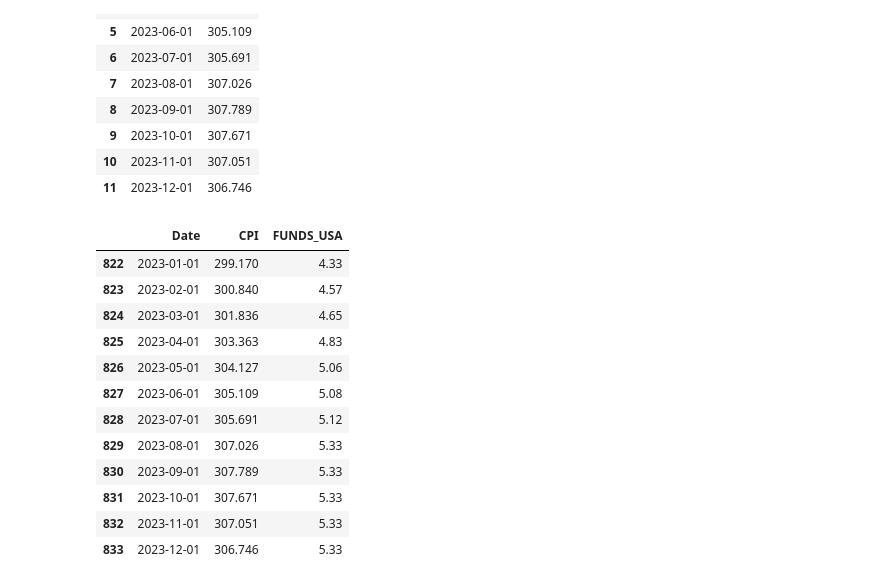
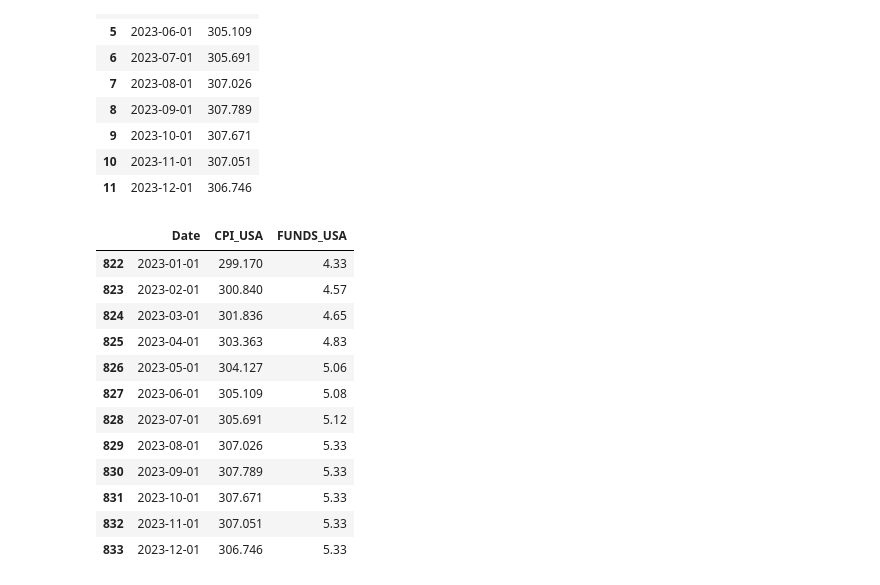
Before and after one commit to brochowski/ekantorwidget, a Jupyter notebook: Uczenie_projekt.ipynb, the cells around one changed output. Cells and saved outputs as stored; diff of their text form; code cells hidden in the pictures.

```diff
--- a/Uczenie_projekt.ipynb
+++ b/Uczenie_projekt.ipynb
@@ -74,13 +89,13 @@ df
 # %%
 df_fedfunds = pd.read_csv('/content/drive/MyDrive/FEDFUNDS.csv', sep=',')
 fedfunds = df_fedfunds.copy()
 #fedfunds
 df_fedfunds['DATE'] = pd.to_datetime(df_fedfunds['DATE']) # konwersja kolumny na datę
 fundsUSA = df_fedfunds[df_fedfunds['DATE'].dt.year == 2023]
-df = pd.DataFrame({'Date': date_list, 'CPI': cpi_list, 'FUNDS_USA': fundsUSA['FEDFUNDS']})
+df = pd.DataFrame({'Date': date_list, 'CPI_USA': cpi_list, 'FUNDS_USA': fundsUSA['FEDFUNDS']})
 df
 # %% [output]
-|  | Date | CPI | FUNDS_USA |
+|  | Date | CPI_USA | FUNDS_USA |
 | 822 | 2023-01-01 | 299.170 | 4.33 |
 | 823 | 2023-02-01 | 300.840 | 4.57 |
 | 824 | 2023-03-01 | 301.836 | 4.65 |
```
Also changed, not shown: parts of 5 cells of this notebook.
